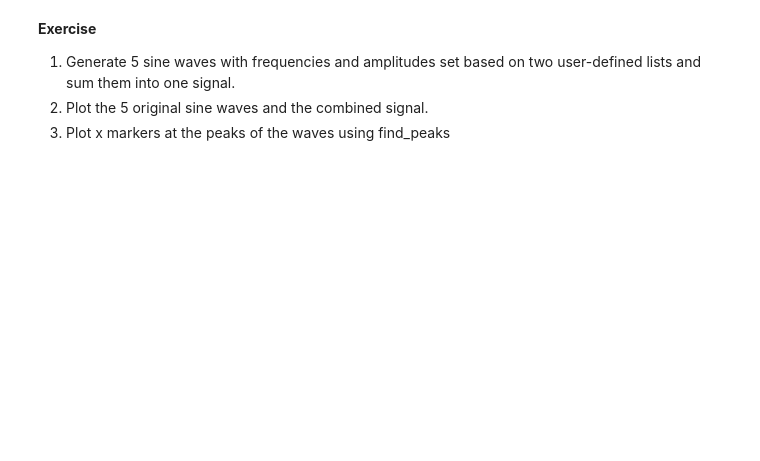
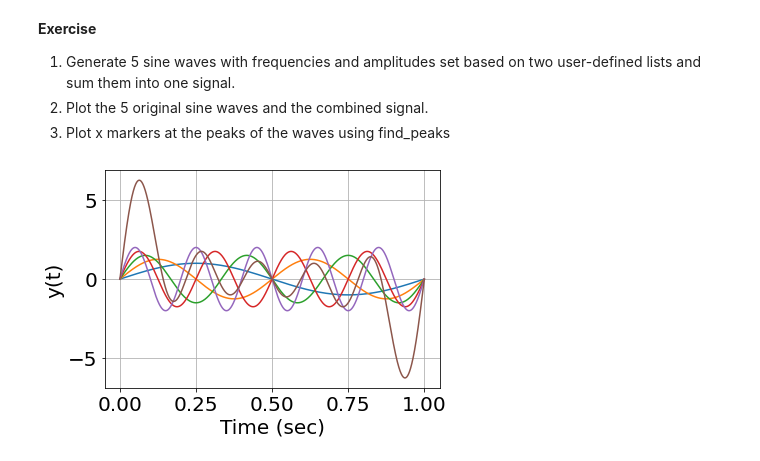
Before and after one commit to avery-wang/Week2_Public, a Jupyter notebook: Notebooks/02_SignalsProcessing/SignalsProcessing_Exercises.ipynb, the cells around one changed output. Saved outputs shown, nothing was run; the diff lists cells and outputs as text; code cells hidden in the pictures; blank space fills up the shorter version.

```diff
--- a/Notebooks/02_SignalsProcessing/SignalsProcessing_Exercises.ipynb
+++ b/Notebooks/02_SignalsProcessing/SignalsProcessing_Exercises.ipynb
@@ -138,0 +137,20 @@ __Exercise__
+# %%
+freq = [1, 2, 3, 4, 5]
+amp = [1, 1.25, 1.5, 1.75, 2]
+
+n_sec = 1                           # number of seconds to plot
+n_points = 10000                    # number of points per second
+
+t = np.arange(n_sec*n_points)/n_points    # time axis
+sum = [0 for i in range(n_sec*n_points)]
+
+for i in range(5):
+  plt.plot(t, amp[i]*np.sin(2*np.pi*freq[i]*t))
+  sum += amp[i]*np.sin(2*np.pi*freq[i]*t)
+
+plt.plot(t, sum)
+plt.xlabel('Time (sec)')
+plt.ylabel('y(t)')
+plt.grid()
+# %% [output]
+[figure, added]
```
Also changed, not shown: parts of 6 cells of this notebook.
